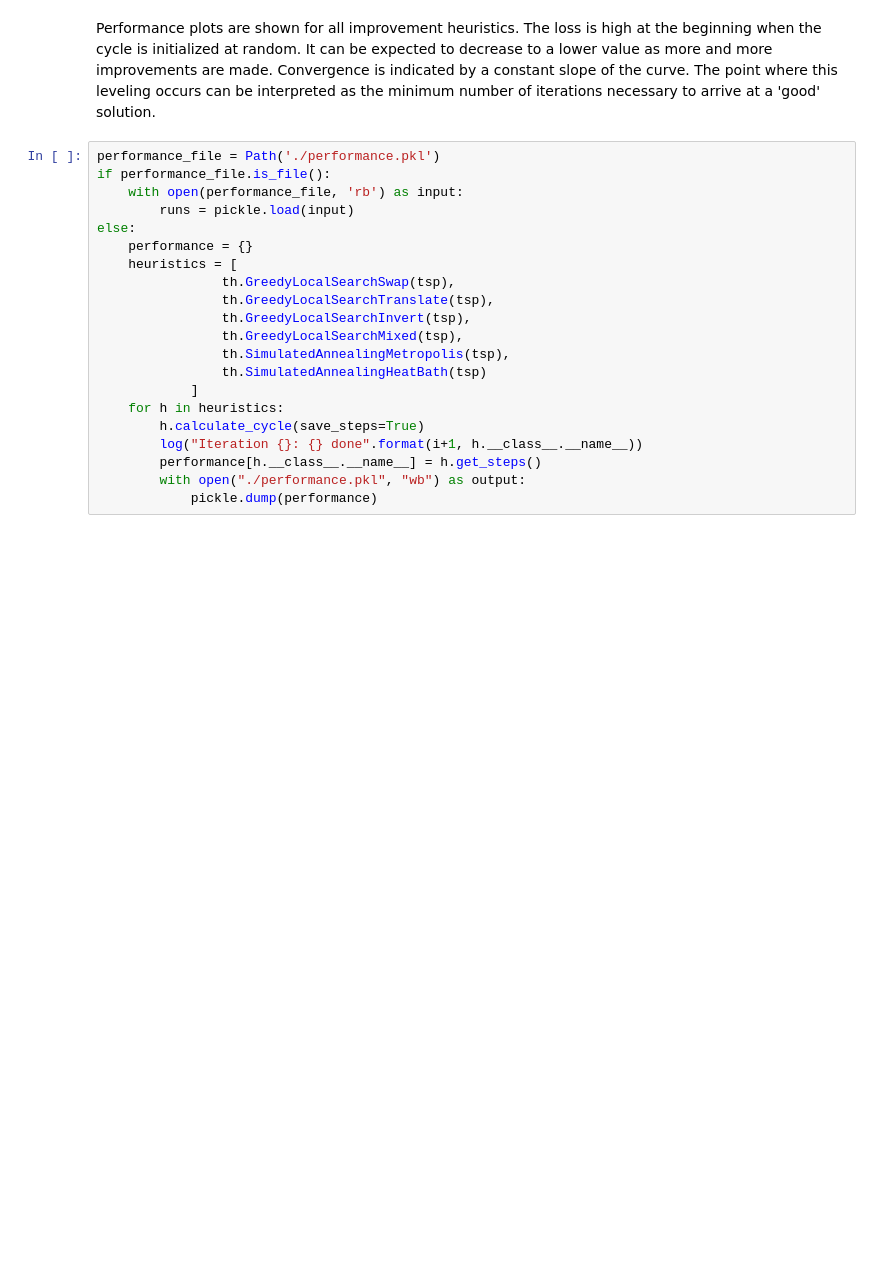
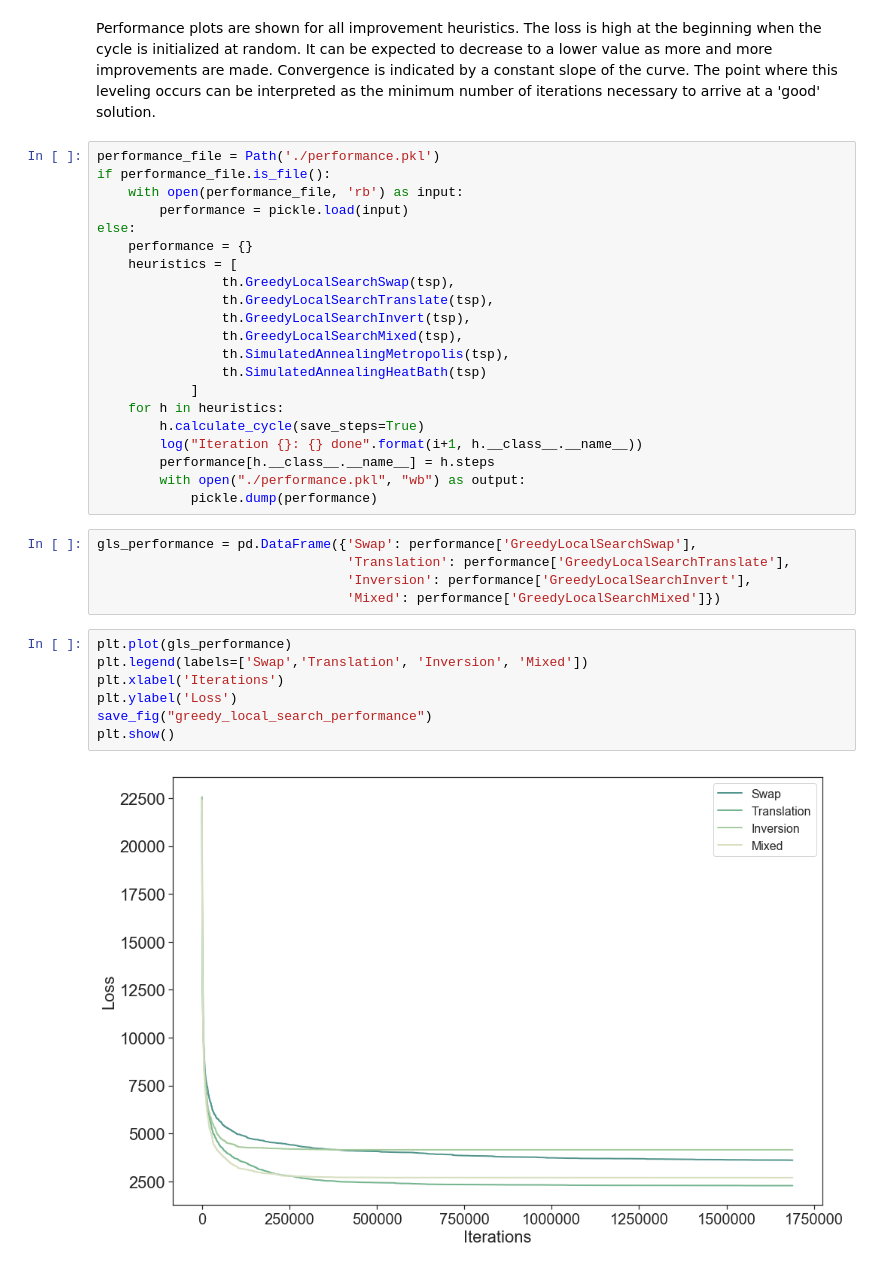
Before and after one commit to datarian/TravelingSalesmanProblem, a Jupyter notebook: Probabilistic Algorithms Project.ipynb, the cells around one changed output. Saved outputs shown, nothing was run; the diff lists cells and outputs as text; blank space fills up the shorter version.

```diff
--- a/Probabilistic Algorithms Project.ipynb
+++ b/Probabilistic Algorithms Project.ipynb
@@ -460,7 +383,7 @@ Performance plots are shown for all improvement heuristics. The loss is high at
 performance_file = Path('./performance.pkl')
 if performance_file.is_file():
     with open(performance_file, 'rb') as input:
-        runs = pickle.load(input)
+        performance = pickle.load(input)
 else:
     performance = {}
     heuristics = [
@@ -474,6 +397,20 @@ else:
     for h in heuristics:
         h.calculate_cycle(save_steps=True)
         log("Iteration {}: {} done".format(i+1, h.__class__.__name__))
-        performance[h.__class__.__name__] = h.get_steps()
+        performance[h.__class__.__name__] = h.steps
         with open("./performance.pkl", "wb") as output:
             pickle.dump(performance)
+# %%
+gls_performance = pd.DataFrame({'Swap': performance['GreedyLocalSearchSwap'],
+                                'Translation': performance['GreedyLocalSearchTranslate'],
+                                'Inversion': performance['GreedyLocalSearchInvert'],
+                                'Mixed': performance['GreedyLocalSearchMixed']})
+# %%
+plt.plot(gls_performance)
+plt.legend(labels=['Swap','Translation', 'Inversion', 'Mixed'])
+plt.xlabel('Iterations')
+plt.ylabel('Loss')
+save_fig("greedy_local_search_performance")
+plt.show()
+# %% [output]
+[figure, added]
```
Also changed, not shown: parts of 32 cells of this notebook.
